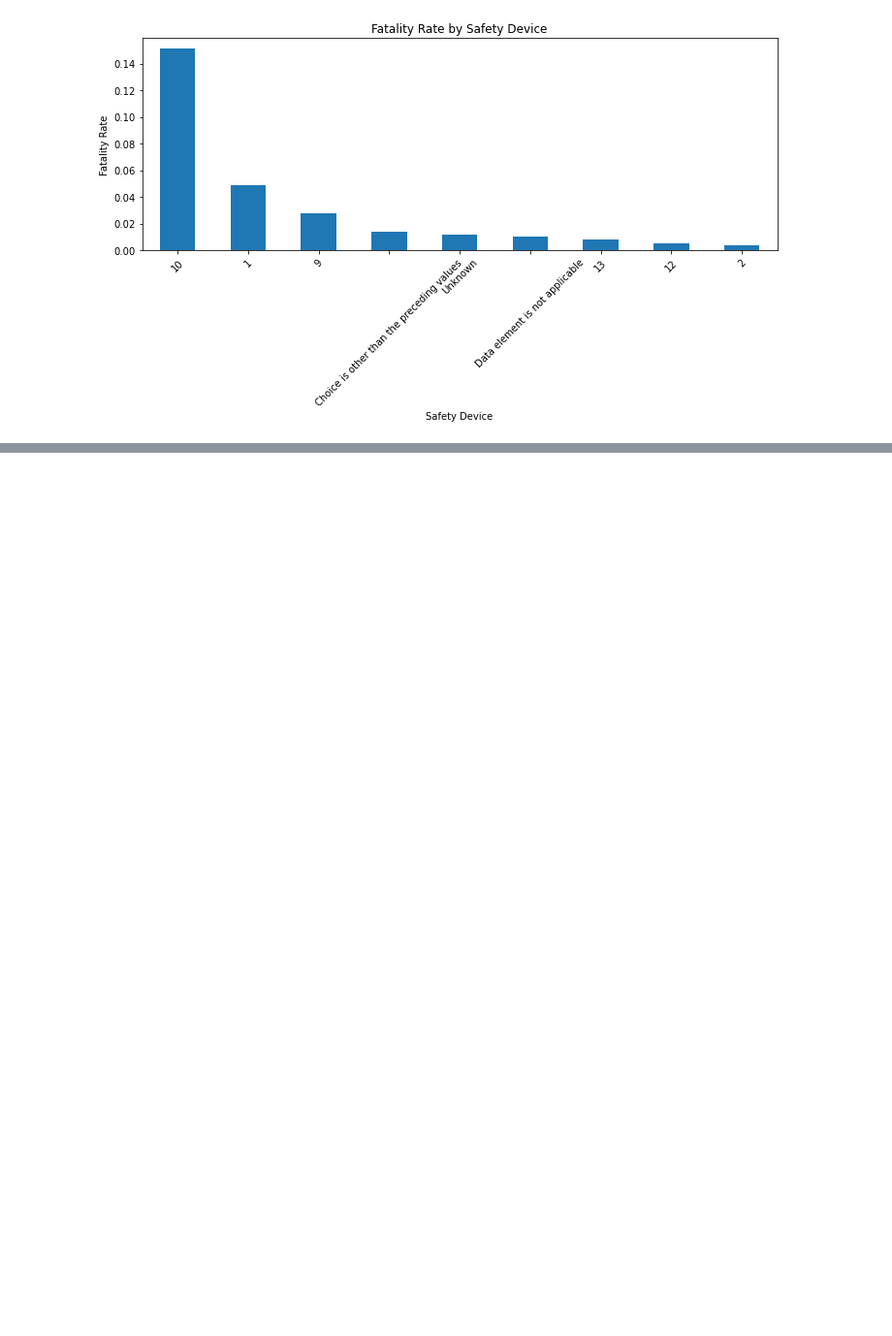
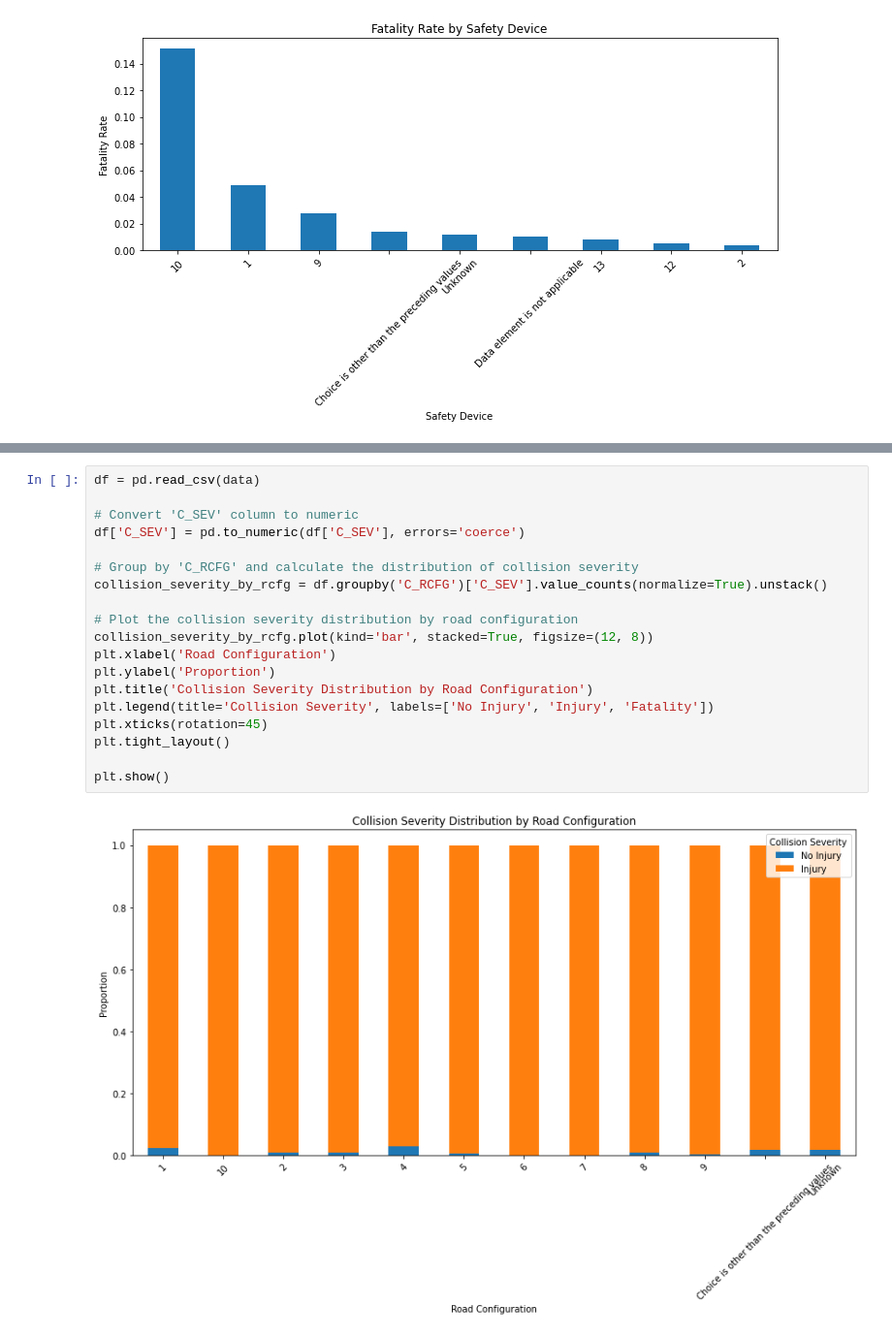
Before and after one commit to pokwir/National-Collision-Database-Analysis, a Jupyter notebook: notebooks/analysis.ipynb, the cells around one changed output, grey strips where cells are left out. Shown at 97% size. Drawn from its saved outputs; the diff is of its cells as text; blank space fills up the shorter version.

```diff
--- a/notebooks/analysis.ipynb
+++ b/notebooks/analysis.ipynb
@@ -236,0 +322,21 @@ Safety Device: 10, Fatality Rate: 15.15%
+# %%
+df = pd.read_csv(data)
+
+# Convert 'C_SEV' column to numeric
+df['C_SEV'] = pd.to_numeric(df['C_SEV'], errors='coerce')
+
+# Group by 'C_RCFG' and calculate the distribution of collision severity
+collision_severity_by_rcfg = df.groupby('C_RCFG')['C_SEV'].value_counts(normalize=True).unstack()
+
+# Plot the collision severity distribution by road configuration
+collision_severity_by_rcfg.plot(kind='bar', stacked=True, figsize=(12, 8))
+plt.xlabel('Road Configuration')
+plt.ylabel('Proportion')
+plt.title('Collision Severity Distribution by Road Configuration')
+plt.legend(title='Collision Severity', labels=['No Injury', 'Injury', 'Fatality'])
+plt.xticks(rotation=45)
+plt.tight_layout()
+
+plt.show()
+# %% [output]
+[figure, added]
```
Also changed, not shown: parts of 5 cells of this notebook, 2 other files.
